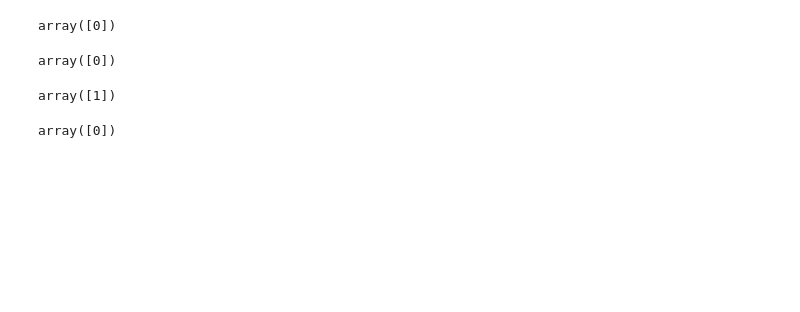
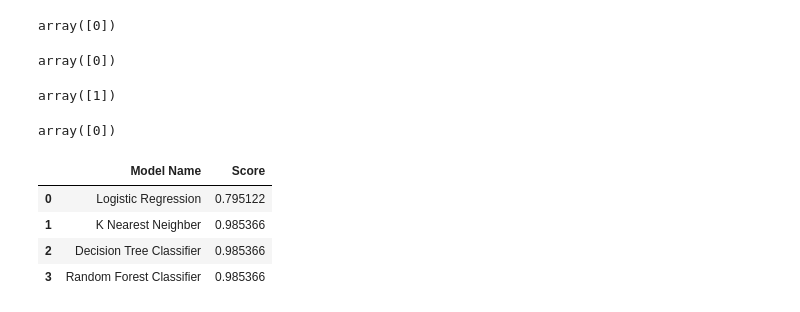
Before and after one commit to rkgupta7463/ML-projects-code, a Jupyter notebook: Heart Prediction Disease (with hypertuning).ipynb, the cells around one changed output. Saved outputs shown, nothing was run; the diff lists cells and outputs as text; code cells hidden in the pictures; blank space fills up the shorter version.

```diff
--- a/Heart Prediction Disease (with hypertuning).ipynb
+++ b/Heart Prediction Disease (with hypertuning).ipynb
@@ -560,3 +560,16 @@ array([1])
 gs_rfc.predict(pd.DataFrame([[10,2,5,10,21,0,1,68,0,1.0,0,1,4]],columns=['age','sex','cp','trestbps','chol','fbs','restecg','thalach','exang','oldpeak','slope','ca','thal']))
 # %% [output]
 array([0])
+# %%
+d={
+    'Model Name':['Logistic Regression','K Nearest Neighber','Decision Tree Classifier','Random Forest Classifier'],
+    'Score':[accuracy_score(y_test,y_pred_lgr),accuracy_score(y_test,y_pred_knn) ,accuracy_score(y_test,y_pred_gsrfc),accuracy_score(y_test,y_pred_dtc)]
+}
+# %%
+pd.DataFrame(d)
+# %% [output]
+|  | Model Name | Score |
+| 0 | Logistic Regression | 0.795122 |
+| 1 | K Nearest Neighber | 0.985366 |
+| 2 | Decision Tree Classifier | 0.985366 |
+| 3 | Random Forest Classifier | 0.985366 |
```
Also changed, not shown: parts of 4 cells of this notebook.
